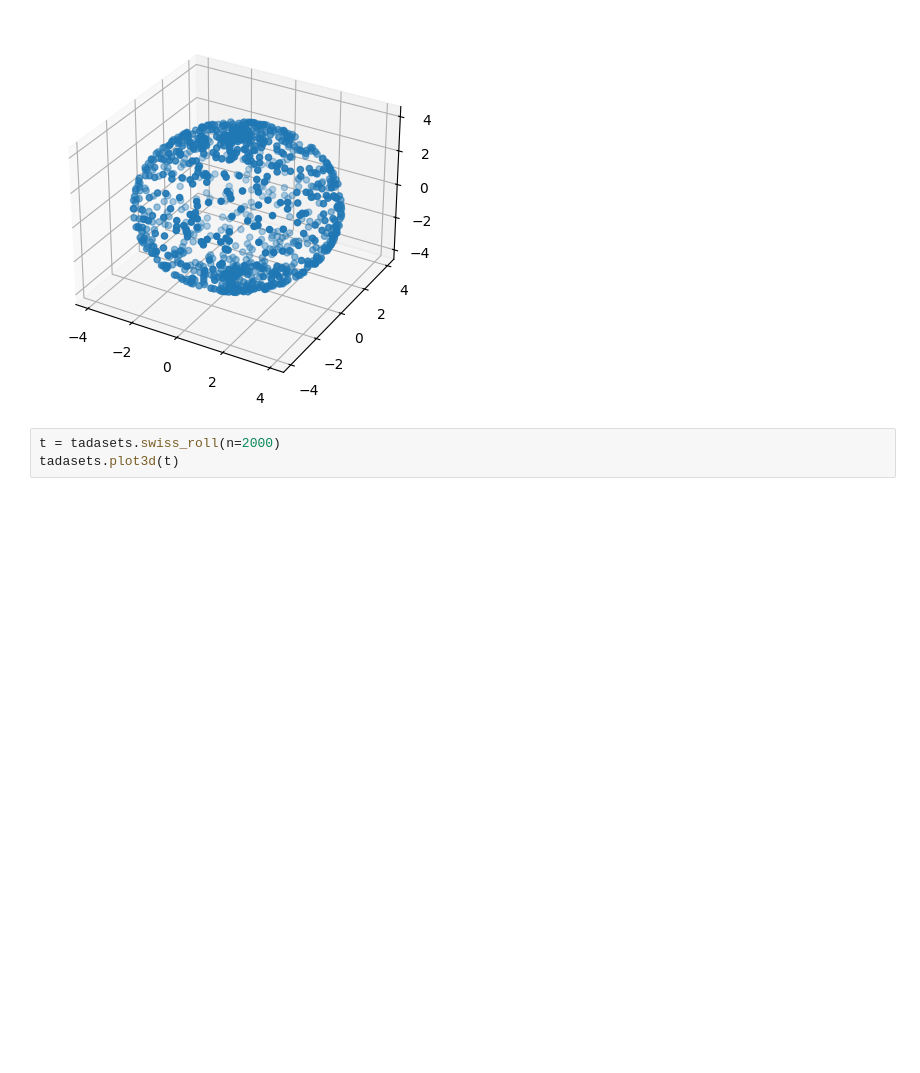
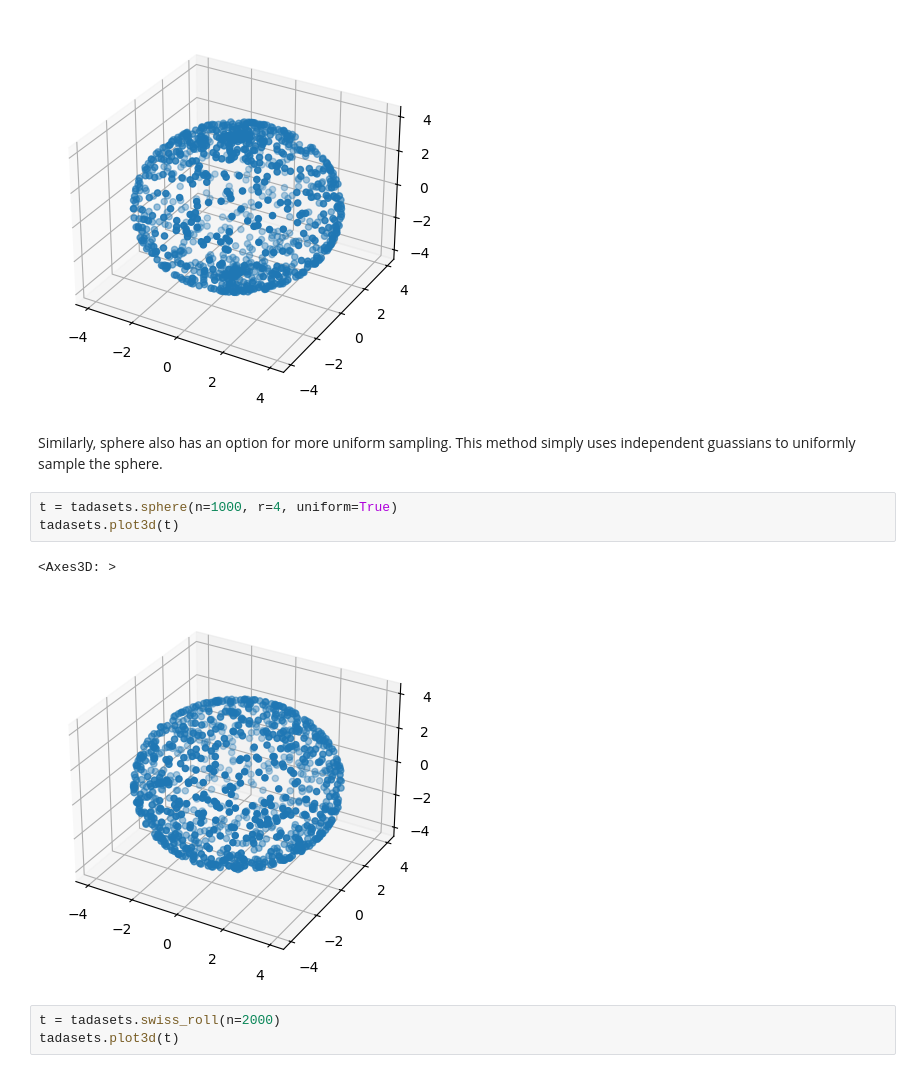
Before and after one commit to scikit-tda/tadasets, a Jupyter notebook: docs/notebooks/Examples.ipynb, the cells around one changed output. Saved outputs shown, nothing was run; the diff lists cells and outputs as text; blank space fills up the shorter version.

```diff
--- a/docs/notebooks/Examples.ipynb
+++ b/docs/notebooks/Examples.ipynb
@@ -17,6 +25,14 @@ tadasets.plot3d(t)
 # %% [output]
 <Axes3D: >
 [figure]
+# %% [markdown]
+Similarly, sphere also has an option for more uniform sampling. This method simply uses independent guassians to uniformly sample the sphere.
+# %%
+t = tadasets.sphere(n=1000, r=4, uniform=True)
+tadasets.plot3d(t)
+# %% [output]
+<Axes3D: >
+[figure, added]
 # %%
 t = tadasets.swiss_roll(n=2000)
 tadasets.plot3d(t)
```
Also changed, not shown: parts of 3 cells of this notebook.
